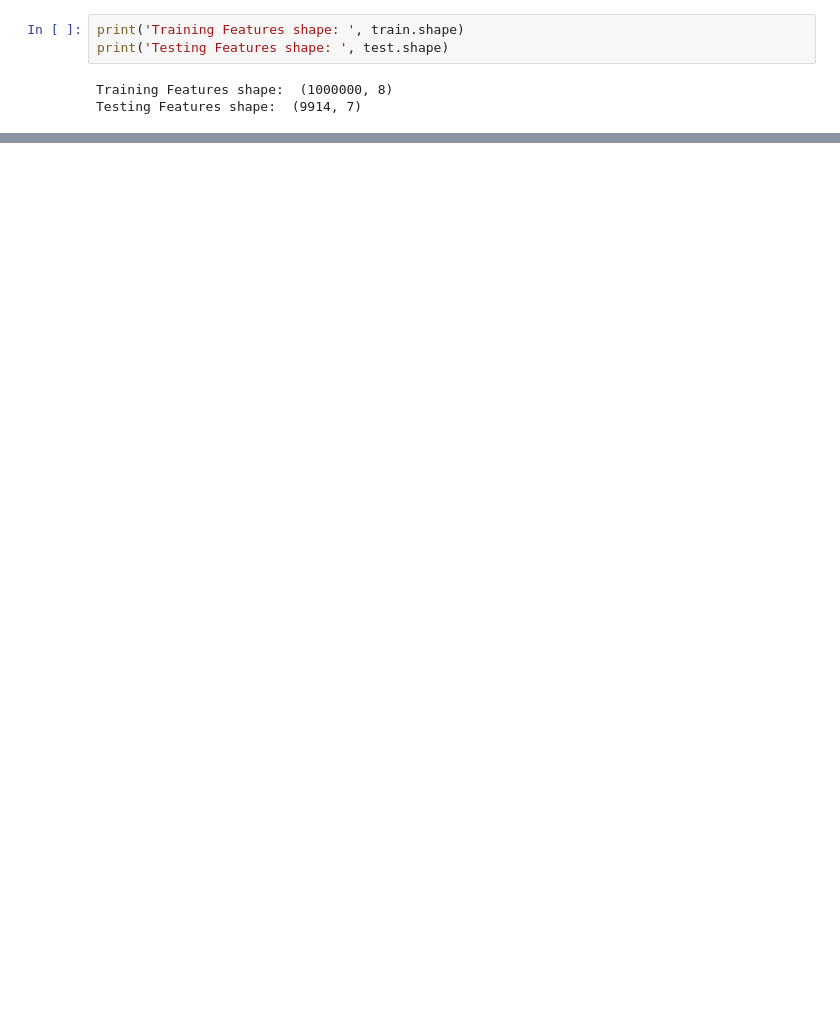
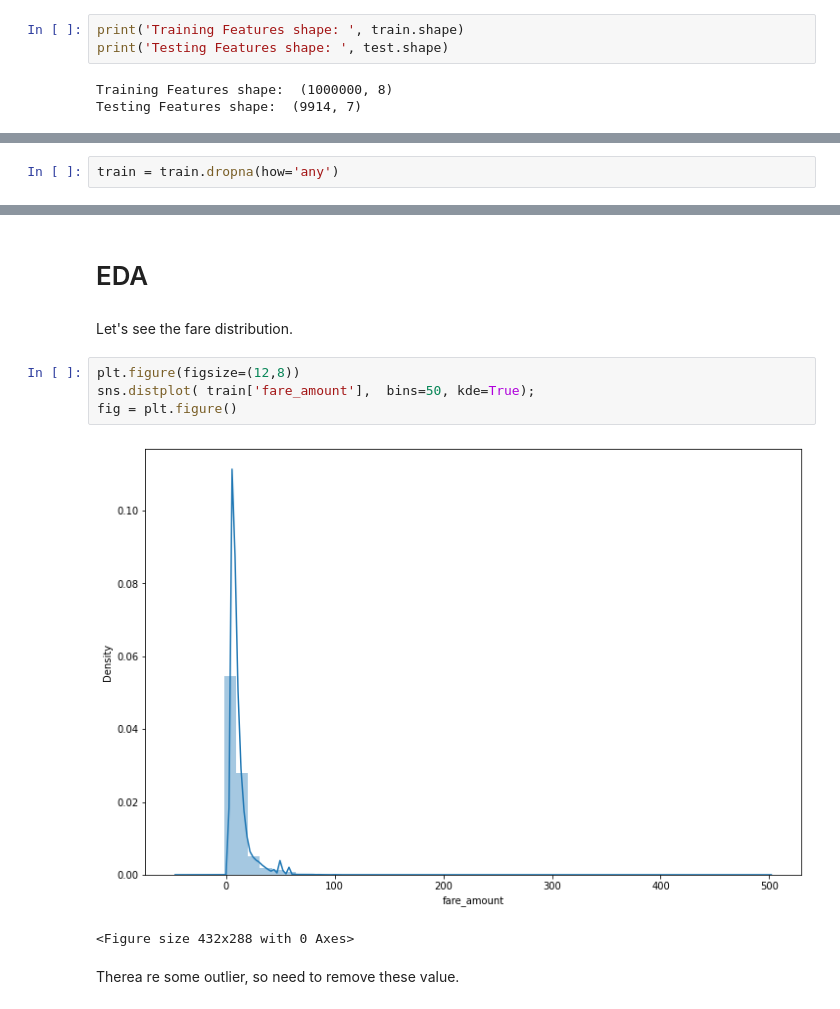
Before and after one commit to shima2920/Kaggle, a Jupyter notebook: New_York_City_Taxi_Fare_Prediction.ipynb, the cells around one changed output, grey strips where cells are left out. Saved outputs shown, nothing was run; the diff lists cells and outputs as text; blank space fills up the shorter version.

```diff
--- a/New_York_City_Taxi_Fare_Prediction.ipynb
+++ b/New_York_City_Taxi_Fare_Prediction.ipynb
@@ -128,0 +158,2 @@ Testing Features shape:  (9914, 7)
+# %%
+train = train.dropna(how='any')
@@ -128,0 +226,13 @@ Testing Features shape:  (9914, 7)
+# %% [markdown]
+# EDA
+# %% [markdown]
+Let's see the fare distribution.
+# %%
+plt.figure(figsize=(12,8))
+sns.distplot( train['fare_amount'],  bins=50, kde=True);
+fig = plt.figure()
+# %% [output]
+[figure, added]
+<Figure size 432x288 with 0 Axes>
+# %% [markdown]
+Therea re some outlier, so need to remove these value.
```
Also changed, not shown: parts of 18 cells of this notebook.
